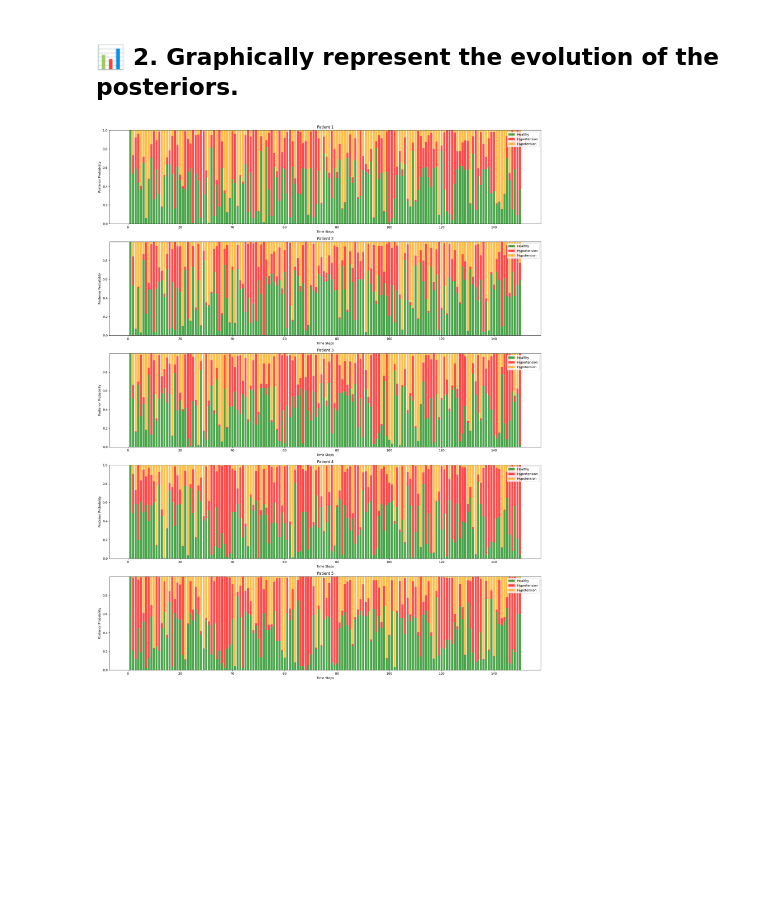
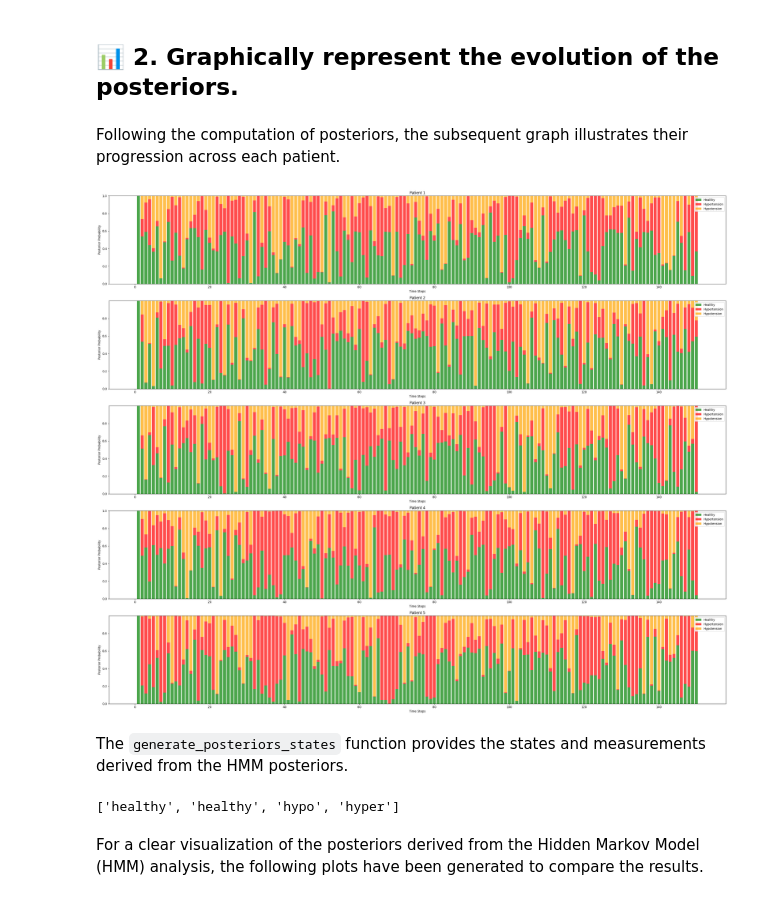
Before and after one commit to GabiYuri/trabalhos-de-ouro, a Jupyter notebook: Project 2 LGBIO/LGBIO2060_Project2.ipynb, the cells around one changed output. Drawn from its saved outputs; the diff is of its cells as text; code cells hidden in the pictures; blank space fills up the shorter version.

```diff
--- a/Project 2 LGBIO/LGBIO2060_Project2.ipynb
+++ b/Project 2 LGBIO/LGBIO2060_Project2.ipynb
@@ -150,7 +148,7 @@ T = np.array([[0.3, 0.4, 0.3], [0.35, 0.5, 0.15], [0.6, 0.1, 0.3]])
 # Variances
 var = np.array([27*27, 30*30, 28*28])
 
-nsteps = 150
+nsteps = len(M[0])
 # %% [markdown]
 The `sample` function takes into account the condition, that is, healthy, hypertensive, or hypotensive, to compute a random value from a Gaussian distribution with mean `means` and variance `var`. This value represents the blood pressure measurement, which is not perfect, having associated errors.
 # %%
@@ -227,47 +225,50 @@ def simulate_forward_inference(means, var, T, startProba, N, data):
     posterior_probs[t,:] = posterior
 
   return predictive_probs, likelihoods, posterior_probs
-
-predictive_probs, likelihoods, posterior_probs = simulate_forward_inference(means, var, T, start_proba, nsteps, M[0])
 # %% [markdown]
 Finally, the last stage of this part consists of computing the posterior for each of the 5 patients, based on the imported data and the parameters provided. These posteriors will be used to plot the graphs and evaluate the medication decision policy.
-# %%
-# Caculate posterior for each patiente
-posteriors = [[], [], [], [], []]
-for i in range(5):
-    _, _, posteriors[i] = simulate_forward_inference(means, var, T, start_proba, nsteps, M[i])
+# %%
+def calculate_posteriors(means, var, T, start_proba, nsteps, measurements):
+    posteriors = []
+    for measurement in measurements:
+        _, _, posterior = simulate_forward_inference(means, var, T, start_proba, nsteps, measurement)
+        posteriors.append(posterior)
+    return posteriors
+
+posteriors_HMM = calculate_posteriors(means, var, T, start_proba, nsteps, M)
 # %% [markdown]
 ## 📊 2. Graphically represent the evolution of the posteriors.
+# %% [markdown]
+Following the computation of posteriors, the subsequent graph illustrates their progression across each patient.
 # %%
-vector = np.linspace(1, 150, 150)
-
-# Create a list of posterior probabilities for each patient
-posterior_probs_list = posteriors
+time_steps = np.linspace(1, 150, 150)
 
 # Define health states and corresponding colors
 health_states = ["Healthy", "Hypertension", "Hypotension"]
 colors = ["green", "red", "orange"]
 
 # Create subplots for each patient's posterior probabilities
-fig, axs = plt.subplots(len(posterior_probs_list), 1, figsize=(20, 5 * len(posterior_probs_list)))
+fig, axs = plt.subplots(len(posteriors_HMM), 1, figsize=(30, 5 * len(posteriors_HMM)))
 
 # Iterate over each patient's posterior probabilities
-for i, posterior_probs in enumerate(posterior_probs_list):
+for i, posterior_probs in enumerate(posteriors_HMM):
     ax = axs[i]  # Get the corresponding axis for the current subplot
 
     # Plot posterior probabilities for each health state
-    bottom = np.zeros_like(vector)
+    bottom = np.zeros_like(time_steps)
     for j in range(len(health_states)):
-        ax.bar(vector, posterior_probs[:, j], bottom=bottom, label=health_states[j], color=colors[j], alpha=0.7)
+        ax.bar(time_steps, posterior_probs[:, j], bottom=bottom, label=health_states[j], color=colors[j], alpha=0.7)
         bottom += posterior_probs[:, j]
 
     ax.legend(loc="upper right")
     ax.set_xlabel('Time Steps')
     ax.set_ylabel('Posterior Probability')
     ax.set_title(f'Patient {i + 1}')  # Set title for each subplot
 
 plt.tight_layout()
 plt.show()
 # %% [output]
-[figure, old version]
+[figure, new version]
+# %% [markdown]
+The `generate_posteriors_states` function provides the states and measurements derived from the HMM posteriors.
 # %%
@@ -286 +301,20 @@ for i in range(5):
+# %%
+mapping = {'healthy': 120, 'hyper': 160, 'hypo': 80}
+values = [120, 120, 80, 160]
+
+def map_values(mapping, values):
+    result = []
+    for value in values:
+        for key, mapped_value in mapping.items():
+            if value == mapped_value:
+                result.append(key)
+                break
+    return result
+
+result_vector = map_values(mapping, values)
+print(result_vector)
+# %% [output]
+['healthy', 'healthy', 'hypo', 'hyper']
+# %% [markdown]
+For a clear visualization of the posteriors derived from the Hidden Markov Model (HMM) analysis, the following plots have been generated to compare the results.
 # %%
```
Also changed, not shown: parts of 32 cells of this notebook.
